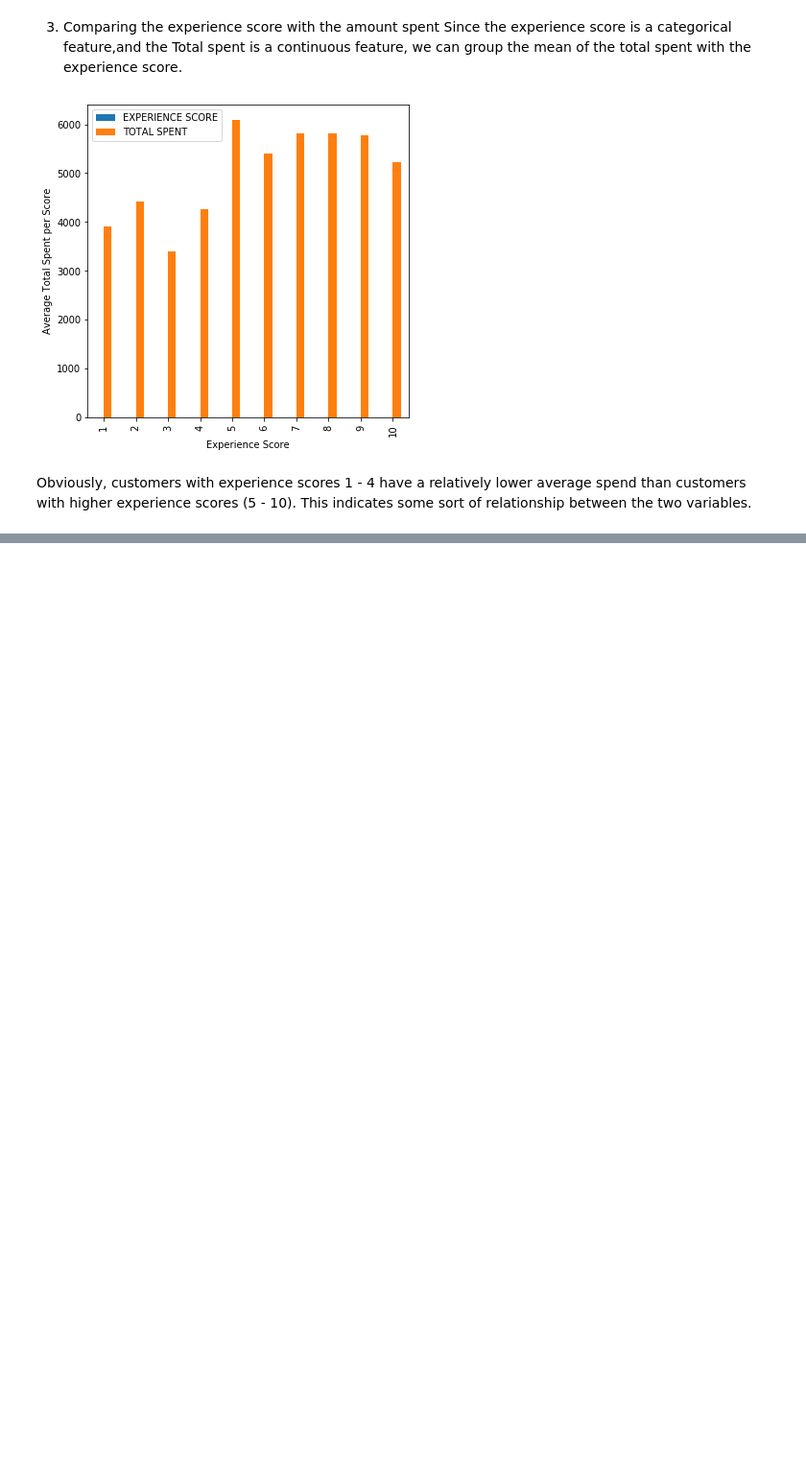
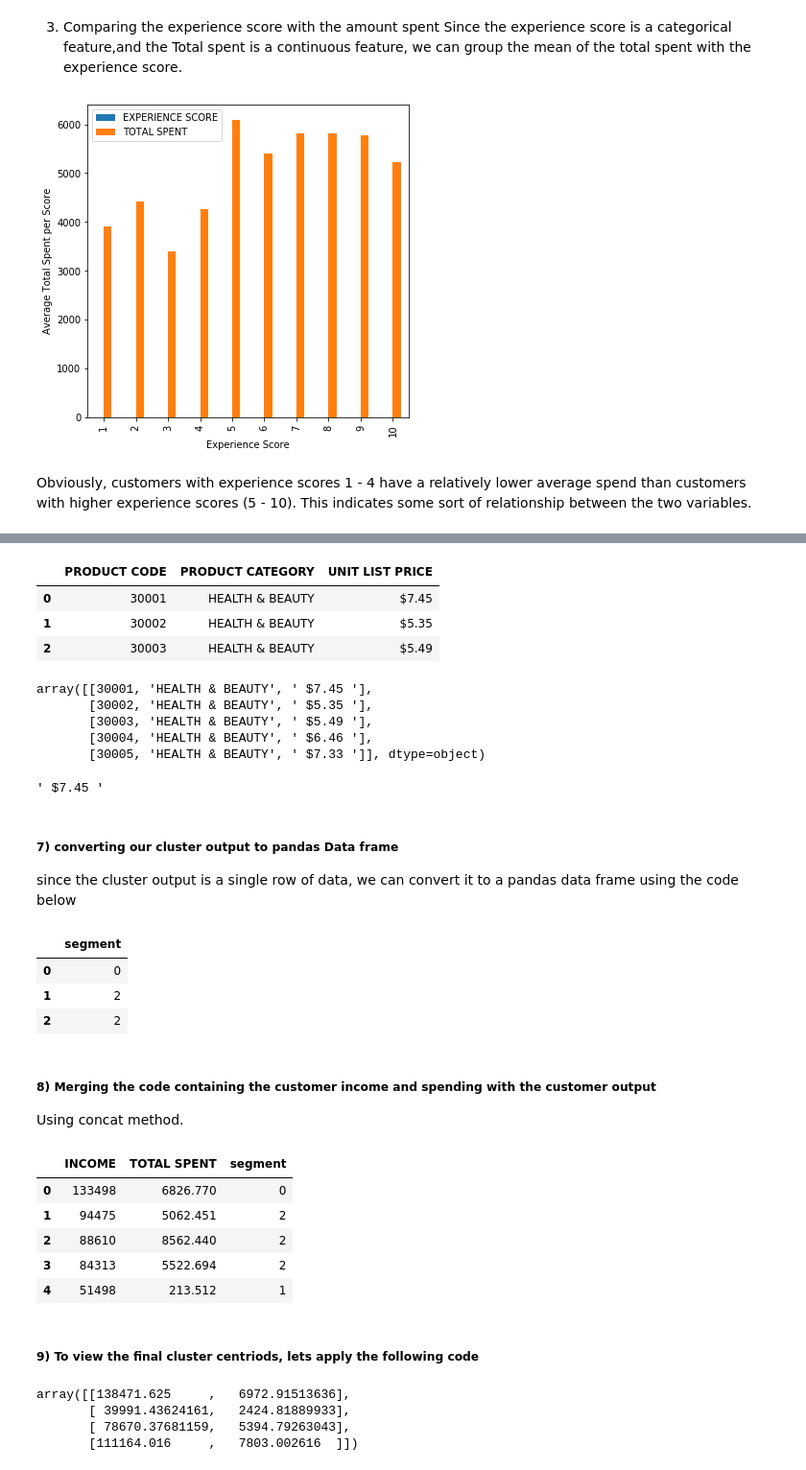
Before and after one commit to okeks/Machine-Learning-Clustering, a Jupyter notebook: Retailer X Machine Learning Clustering .ipynb, the cells around one changed output, grey strips where cells are left out. Shown at 96% size. Saved outputs shown, nothing was run; the diff lists cells and outputs as text; code cells hidden in the pictures; blank space fills up the shorter version.

```diff
--- a/Retailer X Machine Learning Clustering .ipynb
+++ b/Retailer X Machine Learning Clustering .ipynb
@@ -708,0 +777,22 @@ Obviously, customers with experience scores 1 - 4 have a relatively lower averag
+# %%
+product_data.head(3)
+# %% [output]
+|  | PRODUCT CODE | PRODUCT CATEGORY | UNIT LIST PRICE |
+| 0 | 30001 | HEALTH & BEAUTY | $7.45 |
+| 1 | 30002 | HEALTH & BEAUTY | $5.35 |
+| 2 | 30003 | HEALTH & BEAUTY | $5.49 |
+# %%
+product_data.head().values    #this is the numpy format, it shows how numpy and pandas are related
+# %% [output]
+array([[30001, 'HEALTH & BEAUTY', ' $7.45 '],
+       [30002, 'HEALTH & BEAUTY', ' $5.35 '],
+       [30003, 'HEALTH & BEAUTY', ' $5.49 '],
+       [30004, 'HEALTH & BEAUTY', ' $6.46 '],
+       [30005, 'HEALTH & BEAUTY', ' $7.33 ']], dtype=object)
+# %%
+product_data.head().values[0,2]
+# %% [output]
+' $7.45 '
+# %% [markdown]
+##### 7) converting our cluster output to  pandas Data frame
+since the cluster output is a single row of data, we can convert it to a pandas data frame using the code below
@@ -708,0 +801,10 @@ Obviously, customers with experience scores 1 - 4 have a relatively lower averag
+# %%
+cluster_output_pd.head(3)
+# %% [output]
+|  | segment |
+| 0 | 0 |
+| 1 | 2 |
+| 2 | 2 |
+# %% [markdown]
+##### 8) Merging the code containing the customer income and spending with the customer output
+Using concat method.
@@ -708,0 +813,18 @@ Obviously, customers with experience scores 1 - 4 have a relatively lower averag
+# %%
+segmentDF.head()
+# %% [output]
+|  | INCOME | TOTAL SPENT | segment |
+| 0 | 133498 | 6826.770 | 0 |
+| 1 | 94475 | 5062.451 | 2 |
+| 2 | 88610 | 8562.440 | 2 |
+| 3 | 84313 | 5522.694 | 2 |
+| 4 | 51498 | 213.512 | 1 |
+# %% [markdown]
+##### 9) To view the final cluster centriods, lets apply the following code
+# %%
+Kmeans_model.cluster_centers_
+# %% [output]
+array([[138471.625     ,   6972.91513636],
+       [ 39991.43624161,   2424.81889933],
+       [ 78670.37681159,   5394.79263043],
+       [111164.016     ,   7803.002616  ]])
```
Also changed, not shown: parts of 24 cells of this notebook.
